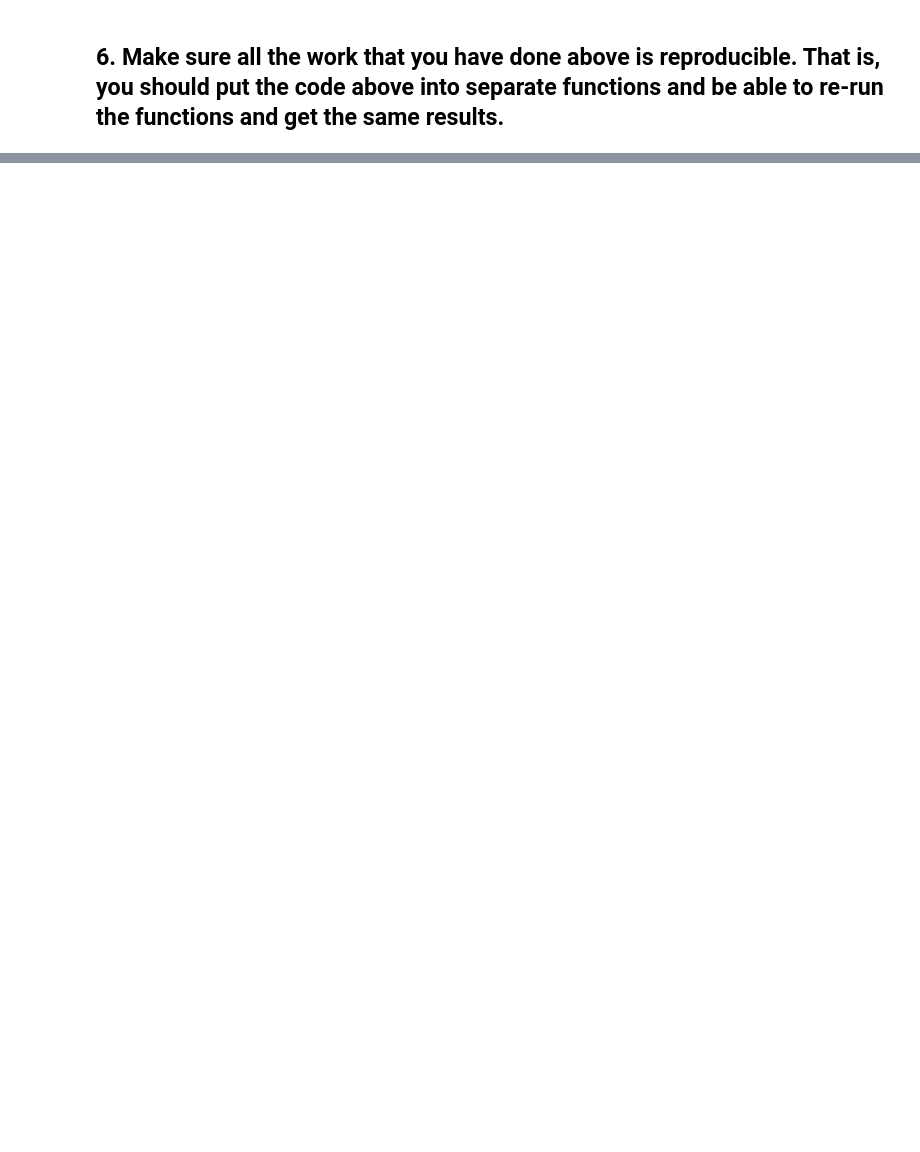
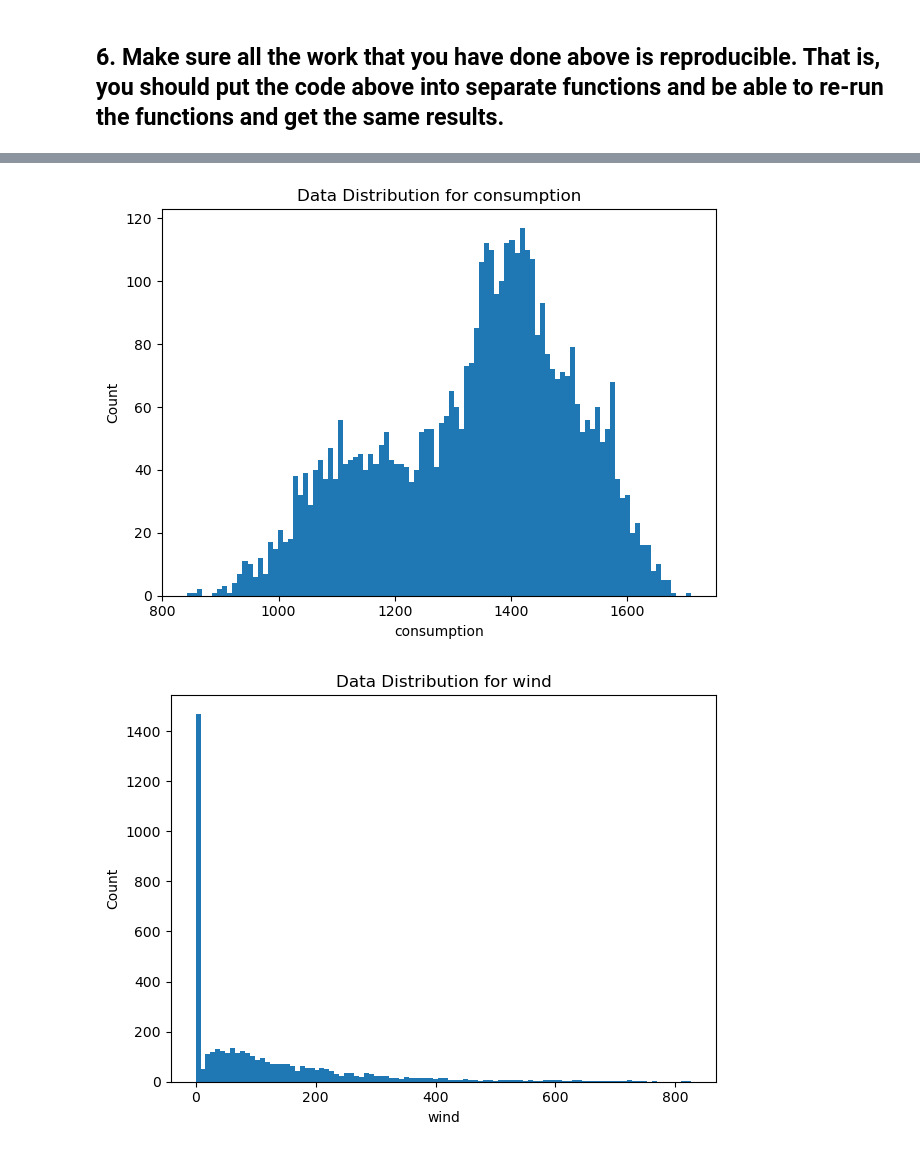
Before and after one commit to Marc-Aradillas/time-series-exercises, a Jupyter notebook: data_prep_exercises.ipynb, the cells around one changed output, grey strips where cells are left out. Cells and saved outputs as stored; diff of their text form; code cells hidden in the pictures; blank space fills up the shorter version.

```diff
--- a/data_prep_exercises.ipynb
+++ b/data_prep_exercises.ipynb
@@ -326,0 +504,11 @@ df.head(1)
+# %%
+for column in df.columns:
+    plt.hist(df[column], bins=100)
+    plt.title(f'Data Distribution for {column}')
+    plt.xlabel(column)
+    plt.ylabel('Count')
+    plt.tight_layout()
+    plt.show()
+# %% [output]
+[figure, added]
+[figure, added]
```
Also changed, not shown: parts of 27 cells of this notebook, 3 other files.
